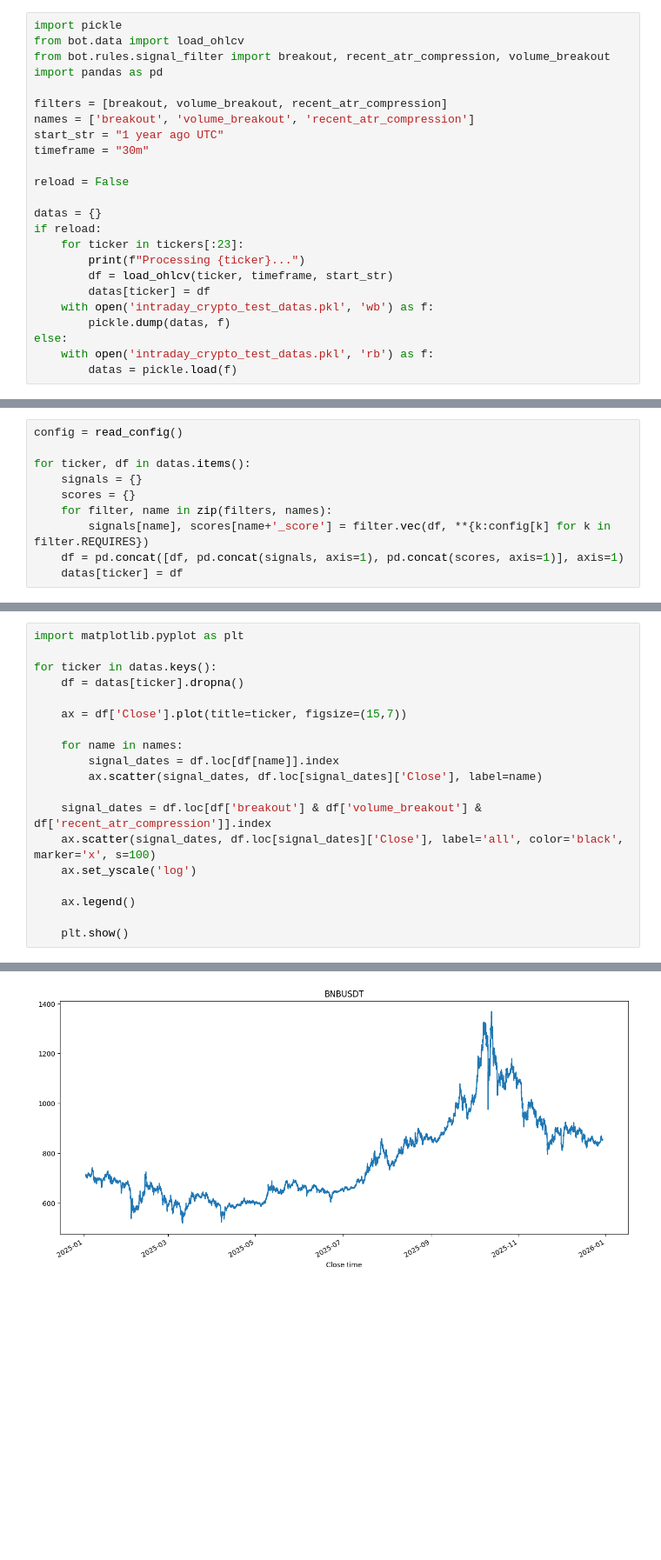
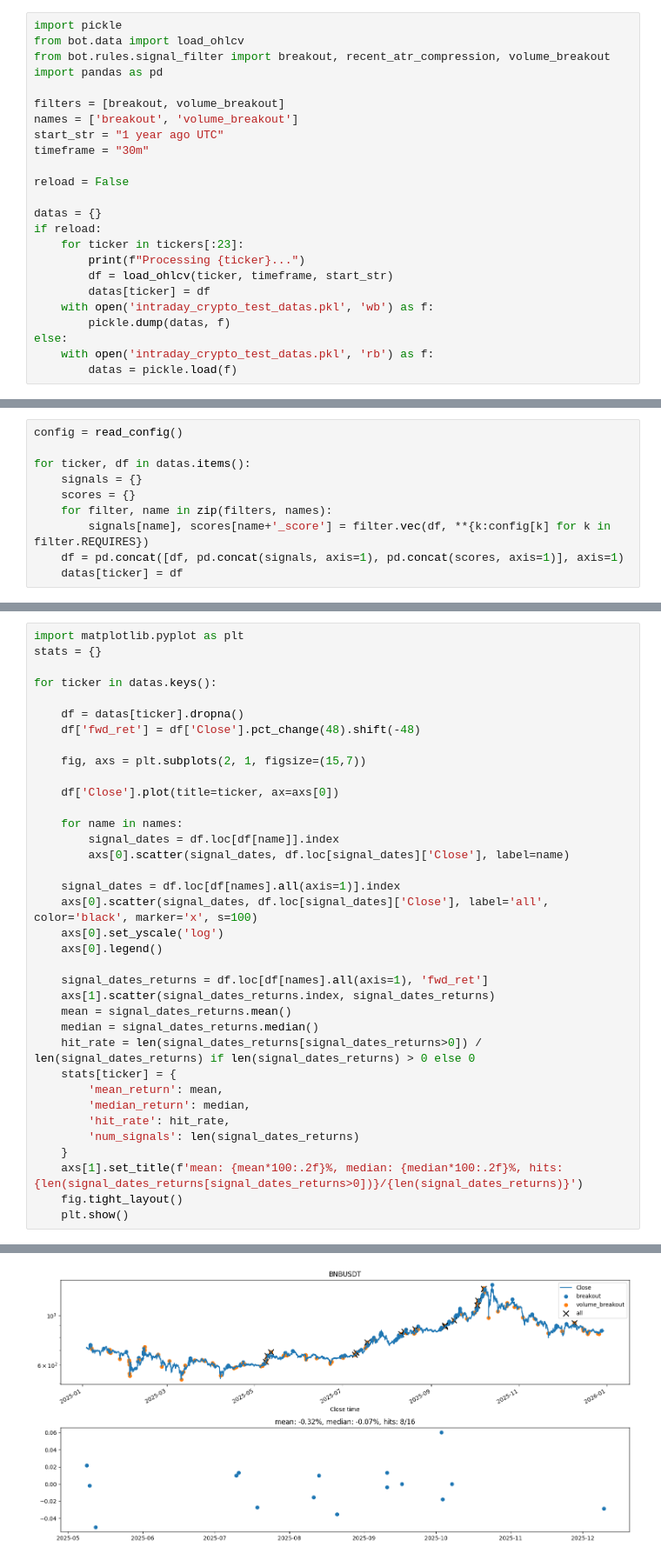
Before and after one commit to niklas1117/live_crypto_trading, a Jupyter notebook: scripts/test_single_coin_setup.ipynb, the cells around one changed output, grey strips where cells are left out. Shown at 87% size. Saved outputs shown, nothing was run; the diff lists cells and outputs as text; blank space fills up the shorter version.

Commit message:
finalising version 1 - just breakout + volume on 5 day 30 min

```diff
--- a/scripts/test_single_coin_setup.ipynb
+++ b/scripts/test_single_coin_setup.ipynb
@@ -18,8 +18,8 @@ from bot.data import load_ohlcv
 from bot.rules.signal_filter import breakout, recent_atr_compression, volume_breakout
 import pandas as pd
 
-filters = [breakout, volume_breakout, recent_atr_compression]
-names = ['breakout', 'volume_breakout', 'recent_atr_compression']
+filters = [breakout, volume_breakout]
+names = ['breakout', 'volume_breakout']
 start_str = "1 year ago UTC"
 timeframe = "30m"
 
@@ -75,20 +49,37 @@ df
 # %%
 import matplotlib.pyplot as plt
+stats = {}
 
 for ticker in datas.keys():
+
     df = datas[ticker].dropna()
+    df['fwd_ret'] = df['Close'].pct_change(48).shift(-48)
 
-    ax = df['Close'].plot(title=ticker, figsize=(15,7))
+    fig, axs = plt.subplots(2, 1, figsize=(15,7))
+
+    df['Close'].plot(title=ticker, ax=axs[0])
 
     for name in names:
         signal_dates = df.loc[df[name]].index
-        ax.scatter(signal_dates, df.loc[signal_dates]['Close'], label=name)
+        axs[0].scatter(signal_dates, df.loc[signal_dates]['Close'], label=name)
 
-    signal_dates = df.loc[df['breakout'] & df['volume_breakout'] & df['recent_atr_compression']].index
-    ax.scatter(signal_dates, df.loc[signal_dates]['Close'], label='all', color='black', marker='x', s=100)
-    ax.set_yscale('log')
+    signal_dates = df.loc[df[names].all(axis=1)].index
+    axs[0].scatter(signal_dates, df.loc[signal_dates]['Close'], label='all', color='black', marker='x', s=100)
+    axs[0].set_yscale('log')
+    axs[0].legend()
 
-    ax.legend()
-
+    signal_dates_returns = df.loc[df[names].all(axis=1), 'fwd_ret']
+    axs[1].scatter(signal_dates_returns.index, signal_dates_returns)
+    mean = signal_dates_returns.mean()
+    median = signal_dates_returns.median()
+    hit_rate = len(signal_dates_returns[signal_dates_returns>0]) / len(signal_dates_returns) if len(signal_dates_returns) > 0 else 0
+    stats[ticker] = {
+        'mean_return': mean,
+        'median_return': median,
+        'hit_rate': hit_rate,
+        'num_signals': len(signal_dates_returns)
+    }
+    axs[1].set_title(f'mean: {mean*100:.2f}%, median: {median*100:.2f}%, hits: {len(signal_dates_returns[signal_dates_returns>0])}/{len(signal_dates_returns)}')
+    fig.tight_layout()
     plt.show()
 # %% [output]
@@ -96 +91 @@ ValueError: Cannot index with multidimensional key
-[figure, old version]
+[figure, new version]
```
Also changed, not shown: parts of 5 cells of this notebook, 6 other files.
